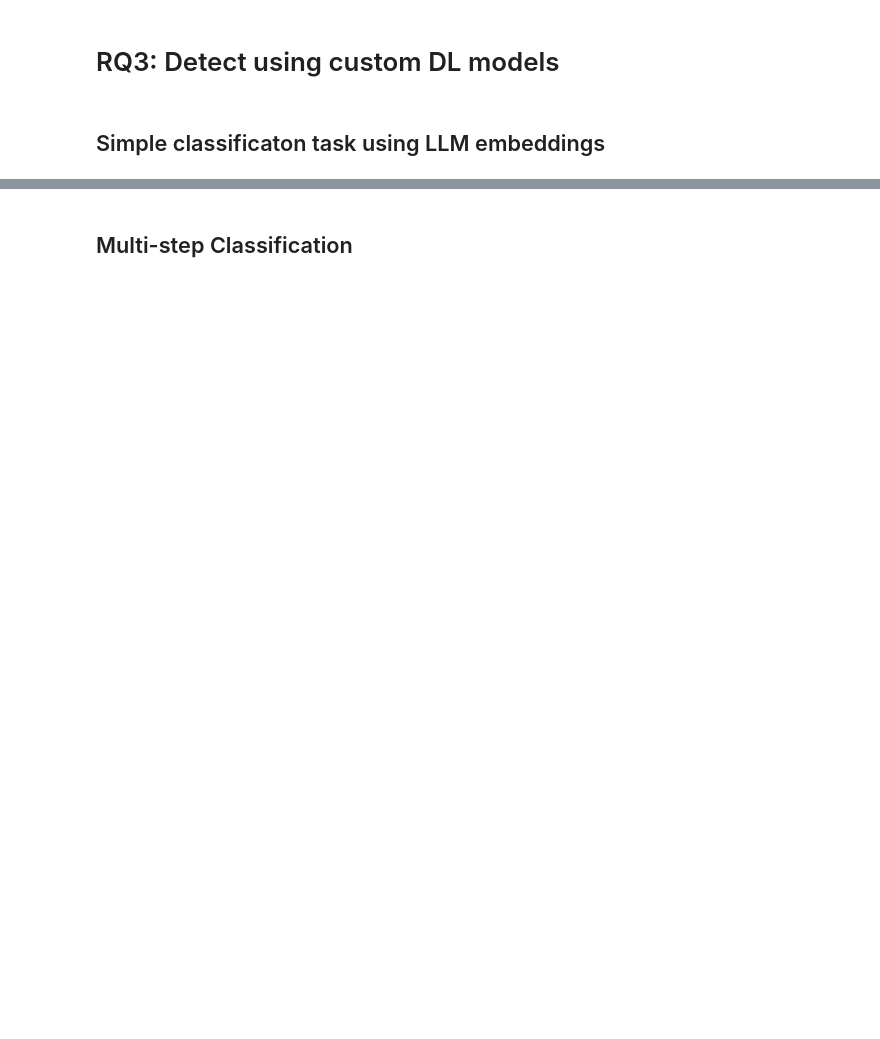
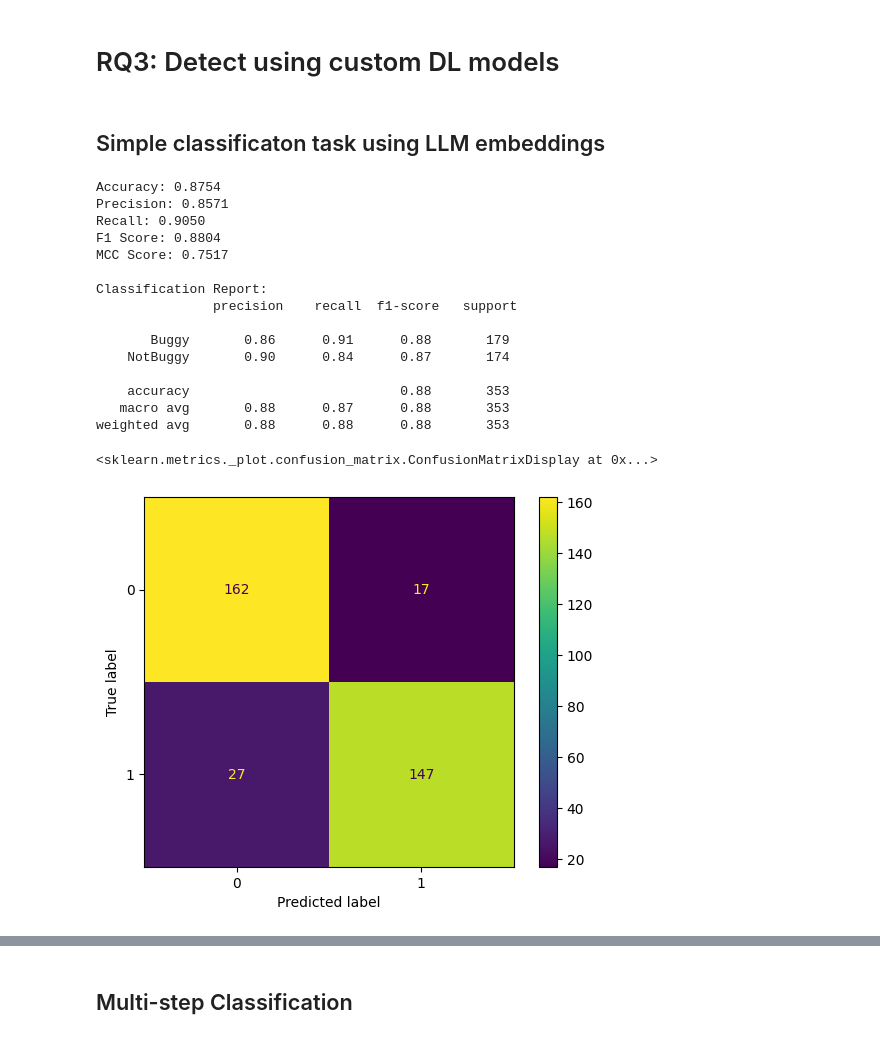
Before and after one commit to nahidul-opu/Tangled, a Jupyter notebook: RQ3.ipynb, the cells around one changed output, grey strips where cells are left out. Cells and saved outputs as stored; diff of their text form; code cells hidden in the pictures; blank space fills up the shorter version.

```diff
--- a/RQ3.ipynb
+++ b/RQ3.ipynb
@@ -61,3 +68,70 @@ np.save("./data/Embeddings/MsgDiff.npy", arr_x)
 # %%
 df_emb = pd.read_csv("./data/Embeddings/MsgDiff.csv")
 df_emb["Embeddings"] = df_emb["Embeddings"].apply(ast.literal_eval)
+# %%
+import numpy as np
+import pandas as pd
+import matplotlib.pyplot as plt
+from sklearn.model_selection import train_test_split
+from sklearn.ensemble import RandomForestClassifier
+from sklearn.datasets import load_iris
+from sklearn.metrics import ConfusionMatrixDisplay, accuracy_score, matthews_corrcoef, precision_score, recall_score, f1_score, confusion_matrix, classification_report
+from sklearn.svm import SVC
+
+# Load dataset
+
+X = df_emb['Embeddings']
+X = np.array([np.array(lst) for lst in X])
+
+y = df_emb['Label'].values
+
+# Train-test split (80-20)
+X_train, X_test, y_train, y_test = train_test_split(X, y, test_size=0.2, random_state=random_seed, stratify=y)
+
+# Initialize classifier
+model = SVC(random_state=random_seed)
+
+# Train the model
+model.fit(X_train, y_train)
+
+# Make predictions
+y_pred = model.predict(X_test)
+
+# Calculate metrics
+accuracy = accuracy_score(y_test, y_pred)
+precision = precision_score(y_test, y_pred, pos_label="Buggy")
+recall = recall_score(y_test, y_pred, pos_label="Buggy")
+f1 = f1_score(y_test, y_pred, pos_label="Buggy")
+mcc = matthews_corrcoef(y_test, y_pred)
+
+# Print metrics
+print(f"Accuracy: {accuracy:.4f}")
+print(f"Precision: {precision:.4f}")
+print(f"Recall: {recall:.4f}")
+print(f"F1 Score: {f1:.4f}")
+print(f"MCC Score: {mcc:.4f}")
+
+# Display classification report
+print("\nClassification Report:\n", classification_report(y_test, y_pred))
+
+# Confusion Matrix
+conf_matrix = confusion_matrix(y_test, y_pred)
+ConfusionMatrixDisplay(conf_matrix).plot()
+# %% [output]
+Accuracy: 0.8754
+Precision: 0.8571
+Recall: 0.9050
+F1 Score: 0.8804
+MCC Score: 0.7517
+
+Classification Report:
+               precision    recall  f1-score   support
+
+       Buggy       0.86      0.91      0.88       179
+    NotBuggy       0.90      0.84      0.87       174
+
+    accuracy                           0.88       353
+   macro avg       0.88      0.87      0.88       353
+weighted avg       0.88      0.88      0.88       353
+<sklearn.metrics._plot.confusion_matrix.ConfusionMatrixDisplay at 0x...>
+[figure, added]
```
Also changed, not shown: parts of 12 cells of this notebook.
